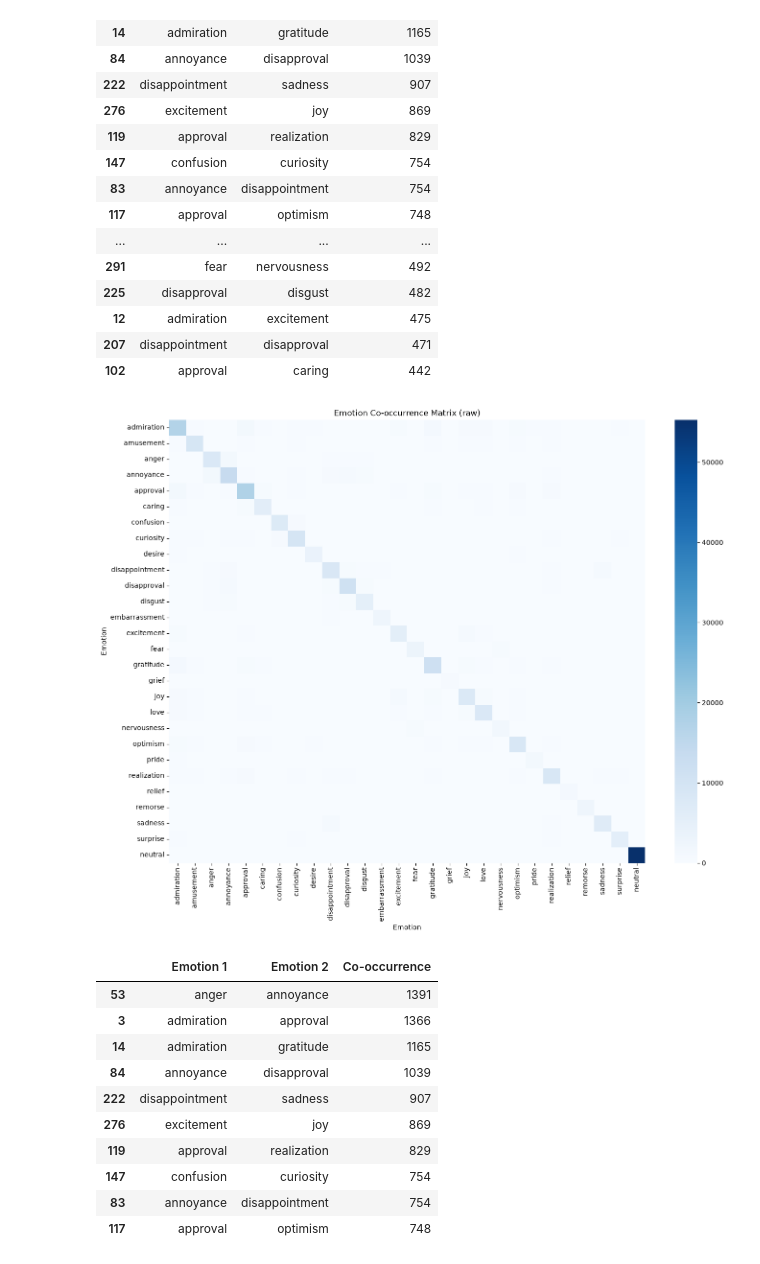
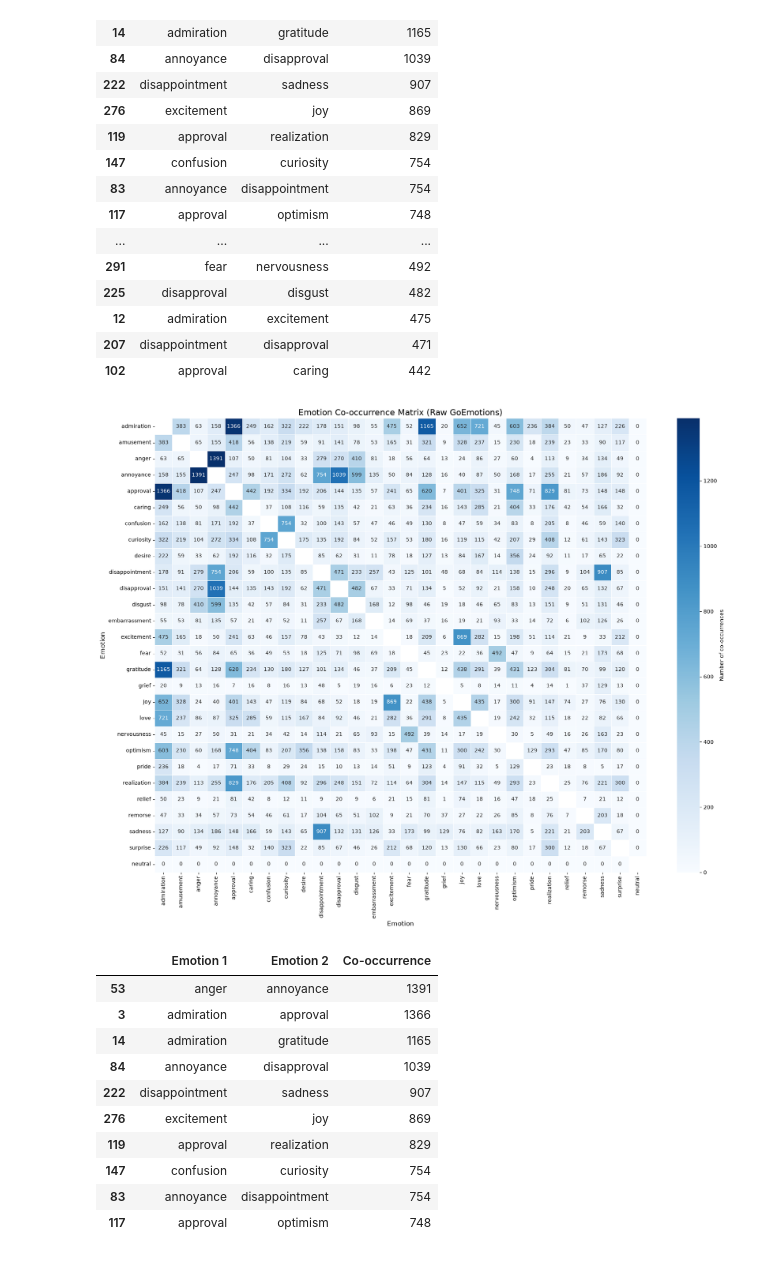
Before and after one commit to Tony-Le-Swin/Technology-Design-Project, a Jupyter notebook: GoEmotions_Cleaning_and_EDA.ipynb, the cells around one changed output. Cells and saved outputs as stored; diff of their text form; code cells hidden in the pictures.

Commit message:
updated the graph

```diff
--- a/GoEmotions_Cleaning_and_EDA.ipynb
+++ b/GoEmotions_Cleaning_and_EDA.ipynb
@@ -499,21 +499,35 @@ pair_counts.head(20)
 | 12 | admiration | excitement | 475 |
 | 207 | disappointment | disapproval | 471 |
 | 102 | approval | caring | 442 |
-# %%
-plt.figure(figsize=(16, 12))
-
-sns.heatmap(
-    co_occurrence,
-    cmap='Blues'
-)
-
-plt.title('Emotion Co-occurrence Matrix (raw)')
-plt.xlabel('Emotion')
-plt.ylabel('Emotion')
-
-plt.show()
-# %% [output]
-[figure, removed]
+# %%
+# Visualising how often different emotions were annotated together in the raw GoEmotions dataset
+
+plt.figure(figsize=(18, 14))
+
+# Mask the diagonal because it represents each emotion with itself
+mask = np.eye(co_occurrence.shape[0], dtype=bool)
+
+sns.heatmap(
+    co_occurrence,
+    mask=mask,
+    cmap="Blues",
+    annot=True,
+    fmt="d",
+    linewidths=0.5,
+    cbar_kws={"label": "Number of co-occurrences"}
+)
+
+plt.title("Emotion Co-occurrence Matrix (Raw GoEmotions)", fontsize=16)
+plt.xlabel("Emotion", fontsize=12)
+plt.ylabel("Emotion", fontsize=12)
+
+plt.xticks(rotation=90)
+plt.yticks(rotation=0)
+
+plt.tight_layout()
+plt.show()
+# %% [output]
+[figure, added]
 # %%
 # top 10 pairs
 pair_counts.head(10)
```
